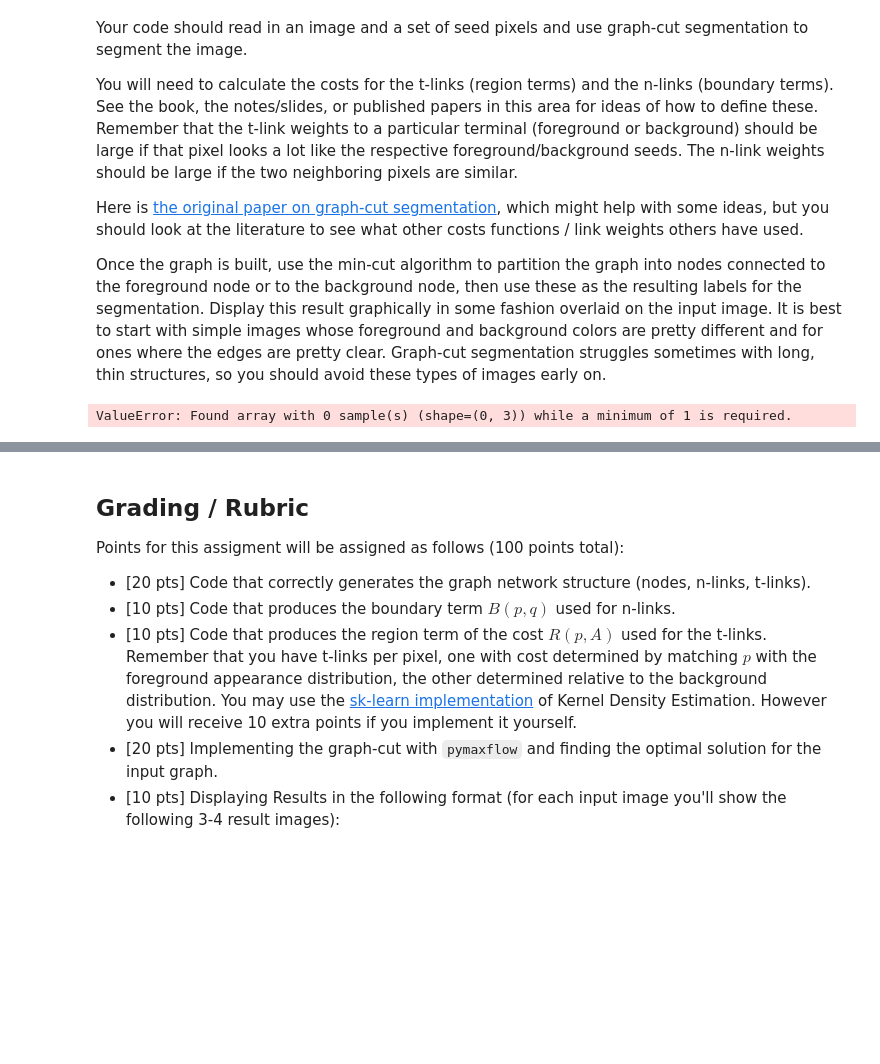
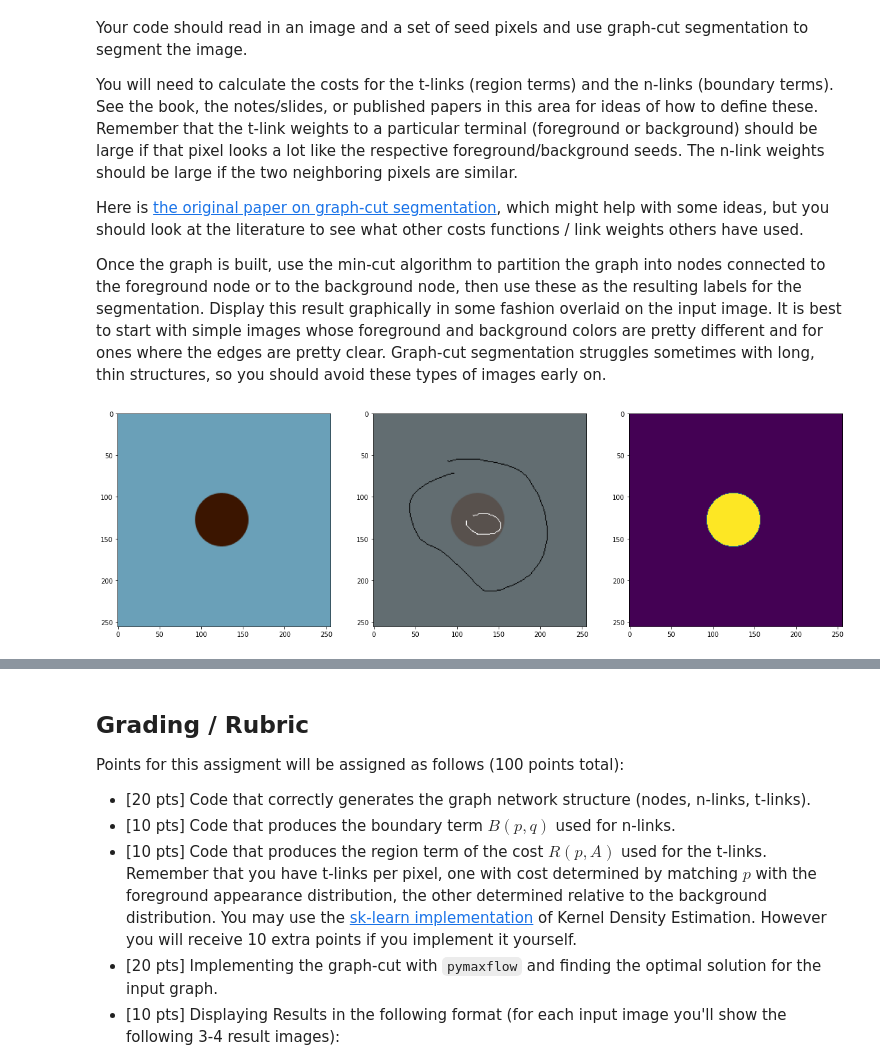
Before and after one commit to davidcGIThub/computer_vision_assignments, a Jupyter notebook: proj2-segmentation/Project2-Segmentation.ipynb, the cells around one changed output, grey strips where cells are left out. Saved outputs shown, nothing was run; the diff lists cells and outputs as text; code cells hidden in the pictures; blank space fills up the shorter version.

```diff
--- a/proj2-segmentation/Project2-Segmentation.ipynb
+++ b/proj2-segmentation/Project2-Segmentation.ipynb
@@ -147,11 +147,16 @@ Once the graph is built, use the min-cut algorithm to partition the graph into n
 # %%
 from sklearn.neighbors import KernelDensity
 import copy
-
+plt.rcParams['figure.figsize'] = [20,12]
 # Import Image
 # image_path = cwd + '/provided_images/simplecircle.png'
-image_path = cwd + '/provided_images/penguin.png'
-image = cv.imread(image_path)
+
+def save_ground_data(image,file_name):
+    foreground_data, background_data = guiseg.get_fore_back(image)
+    foreground_file_name = file_name + "_foreground.npy"
+    background_file_name = file_name + "_background.npy"
+    np.save(background_file_name, background_data)
+    np.save(foreground_file_name, foreground_data)
 
 def get_x_pixel_similarity_probability(image,sigma):
     height = int(np.shape(image)[0])
@@ -174,14 +179,13 @@ def get_y_pixel_similarity_probability(image,sigma):
     norm = np.linalg.norm(y_differences,ord=2,axis=2)
     return np.exp(-(norm**2)/(2*sigma**2))
 
-def get_segmentation_images(image,sigma):
+def get_segmentation_images(image,sigma,foreground_data,background_data):
     number_of_nonterminal_nodes = np.shape(image)[0]*np.shape(image)[1]
     number_of_terminal_nodes = 2
     graph = maxflow.Graph[int](number_of_nonterminal_nodes, number_of_terminal_nodes)
     # add nodes
     nodeids = graph.add_grid_nodes((image.shape[0],image.shape[1]))
     # add terminal edges
-    foreground_data, background_data = guiseg.get_fore_back(image)
     kde_foreground = KernelDensity(kernel = 'gaussian' , bandwidth = 0.4).fit(image[foreground_data])
     kde_background = KernelDensity(kernel = 'gaussian' , bandwidth = 0.4).fit(image[background_data])
     height = np.shape(image)[0]
@@ -207,19 +211,10 @@ def get_segmentation_images(image,sigma):
     graph.add_grid_edges(nodeids,weights = x_similarity*llambda, structure = horizontal_structure, symmetric = True)
     graph.add_grid_edges(nodeids,weights = y_similarity*llambda, structure = vertical_structure, symmetric = True)
     graph.maxflow()
-    segmented = graph.get_grid_segments(nodeids)
+    segmented_regions = graph.get_grid_segments(nodeids)
+    segmented_image = copy.deepcopy(image)
+    segmented_image[segmented_regions == False] = 0
     tri_map = (copy.deepcopy(image)/5+77).astype(np.uint8)
     tri_map[foreground_data] = 255
     tri_map[background_data] = 0
-    return segmented, tri_map
-
-sigma = 10
-segmented, tri_map = get_segmentation_images(image,sigma)
-plt.subplots(1,4,1)
-plt.imshow(tri_map)
-
-plt.subplots(1,4,2)
-plt.imshow(segmented)
-plt.show()
+    return segmented_regions, tri_map
-# %% [output]
-ValueError: Found array with 0 sample(s) (shape=(0, 3)) while a minimum of 1 is required.
@@ -225,0 +282,13 @@ ValueError: Found array with 0 sample(s) (shape=(0, 3)) while a minimum of 1 is
+# %%
+# simple circle
+sigma = 10
+segmented, tri_map = get_segmentation_images(circle_image,sigma,circle_foreground_data,circle_background_data)
+plt.subplot(131)
+plt.imshow(circle_image)
+plt.subplot(132)
+plt.imshow(tri_map)
+plt.subplot(133)
+plt.imshow(segmented)
+plt.show()
+# %% [output]
+[figure, added]
```
Also changed, not shown: parts of 11 cells of this notebook, 17 other files.
